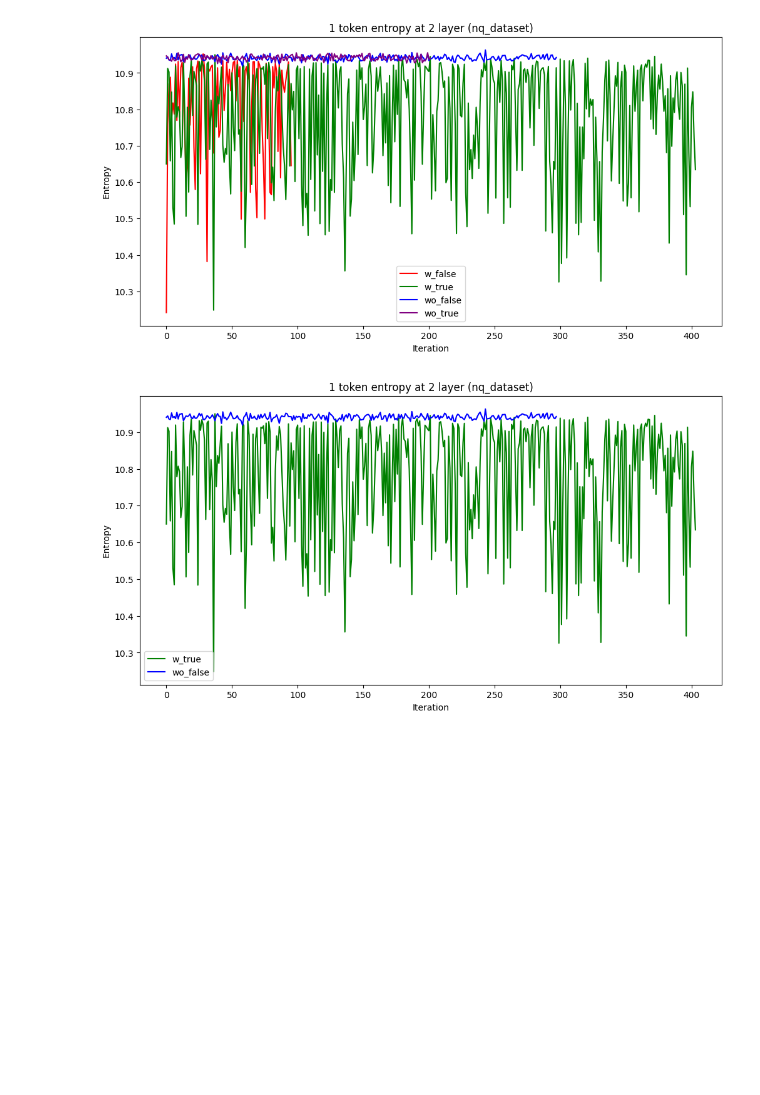
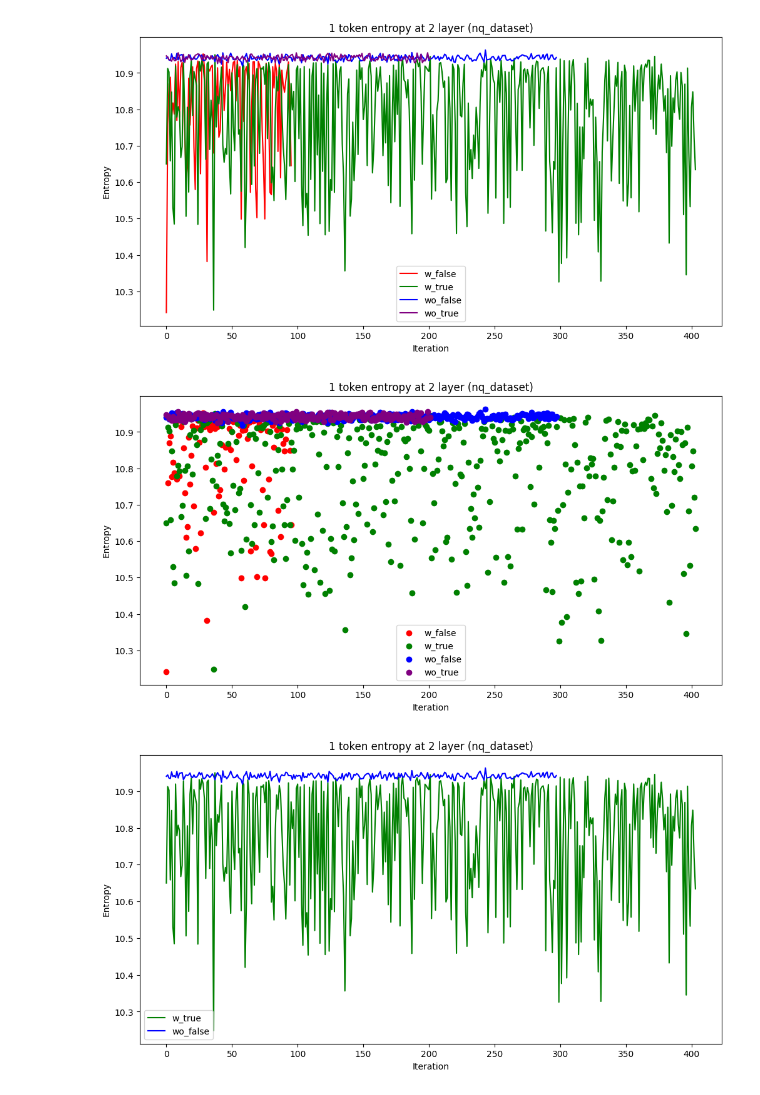
Before and after one commit to sashaboriskin/rag_routing, a Jupyter notebook: notebooks/entropies_plots.ipynb, the cells around one changed output. Cells and saved outputs as stored; diff of their text form; code cells hidden in the pictures; blank space fills up the shorter version.

```diff
--- a/notebooks/entropies_plots.ipynb
+++ b/notebooks/entropies_plots.ipynb
@@ -46,6 +58,18 @@ plt.legend()
 plt.show()
 # %% [output]
 [figure]
+# %%
+plt.figure(figsize=(12, 6))
+for key, values in subsamples.items():
+    plt.scatter(range(len(values)), values, label=key, color=colors[key])
+
+plt.xlabel('Iteration')
+plt.ylabel('Entropy')
+plt.title('1 token entropy at 2 layer (nq_dataset)')
+plt.legend()
+plt.show()
+# %% [output]
+[figure, added]
 # %%
 plt.figure(figsize=(12, 6))
 for key, values in subsamples.items():
```
Also changed, not shown: parts of 16 cells of this notebook.
